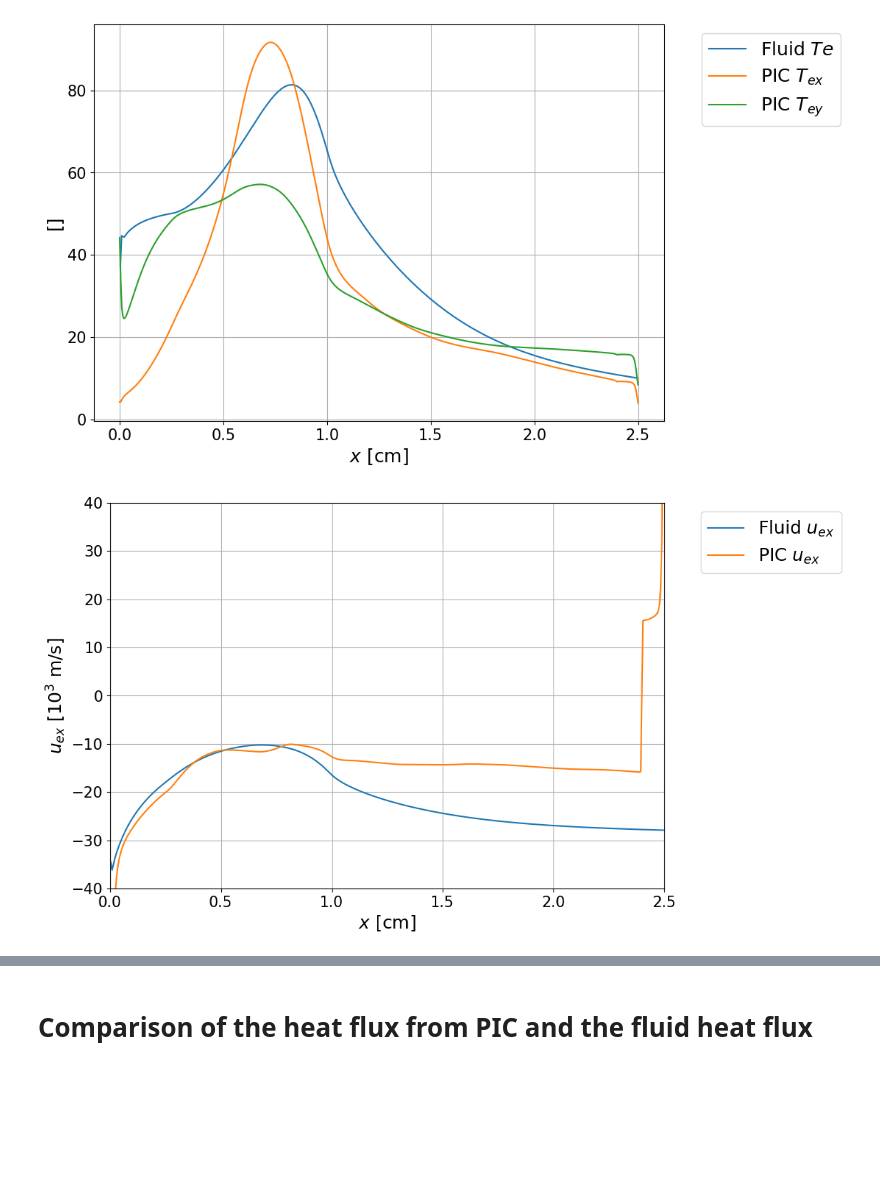
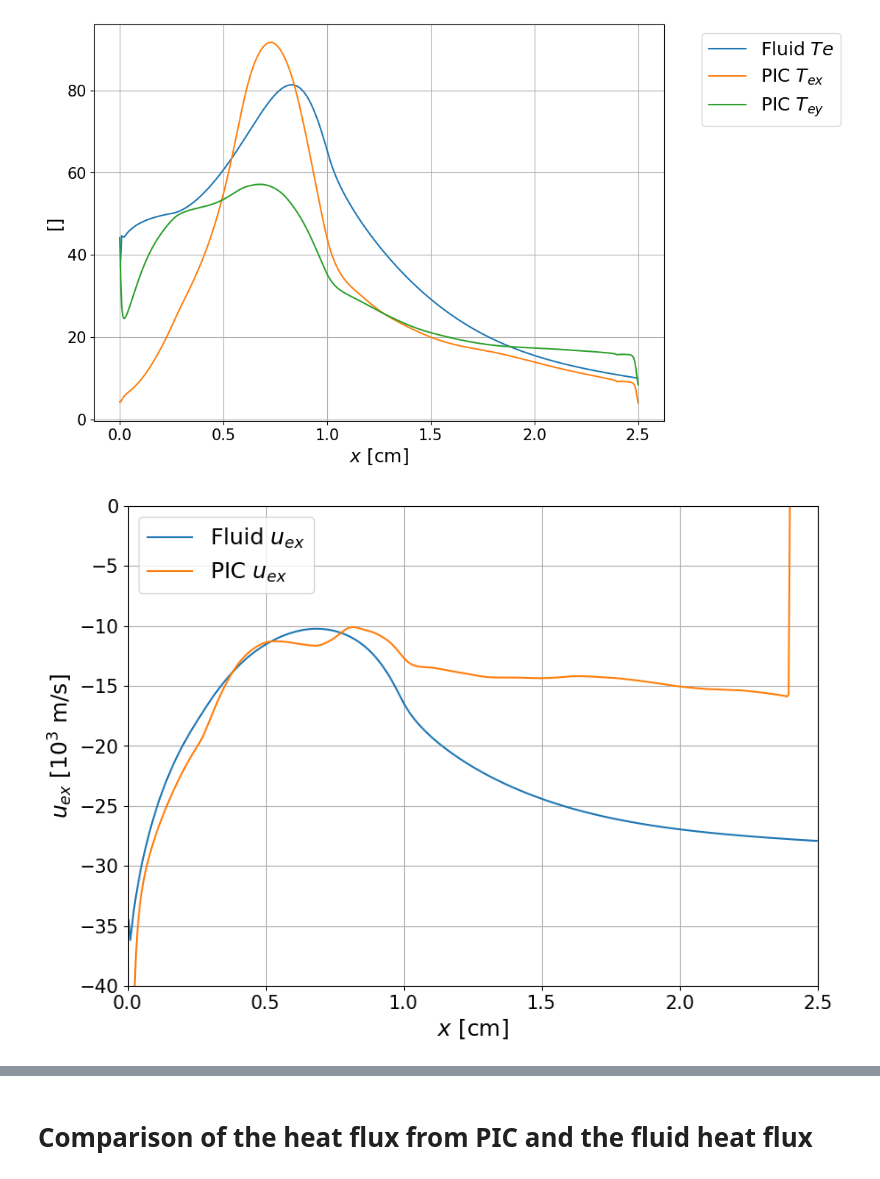
Before and after one commit to federicopetronio/FLHET1D, a Jupyter notebook: plots_comparison_PIC.ipynb, the cells around one changed output, grey strips where cells are left out. Cells and saved outputs as stored; diff of their text form; code cells hidden in the pictures; blank space fills up the shorter version.

```diff
--- a/plots_comparison_PIC.ipynb
+++ b/plots_comparison_PIC.ipynb
@@ -693,22 +725,22 @@ plt.show()
 # %%
 f, ax = plt.subplots(figsize=(10,7))
 
 #ax.plot([LTHR*100, LTHR*100], [-50., 50.], 'k--', label = "channel exit")
 ax.plot(x_center*100, uex/1e3, '-', label = "Fluid $u_{ex}$")
 ax.plot(extracted_df['x'], extracted_df['ve_x']/1e3, label="PIC $u_{ex}$")
-ax.set_ylim([-40., 40.])
+ax.set_ylim([-40., 0.])
 ax.set_xlim([0., 2.5])
 
 ax.set_xlabel("$x$ [cm]", fontsize=axisfontsize)
 ax.set_ylabel("$u_{ex}$ [10$^3$ m/s]", fontsize=axisfontsize)
 ax.xaxis.set_tick_params(labelsize=tickfontsize)
 ax.yaxis.set_tick_params(labelsize=tickfontsize)
 
 ax.grid()
-ax.legend(loc="upper left", bbox_to_anchor=(1.05, 1.0), fontsize=legendfontsize)
+ax.legend(fontsize=legendfontsize)
 plt.show()
 # %% [output]
-[figure, old version]
+[figure, new version]
 # %%
 f, ax = plt.subplots(figsize=(10,7))
 
```
Also changed, not shown: parts of 3 cells of this notebook, 2 other files.
